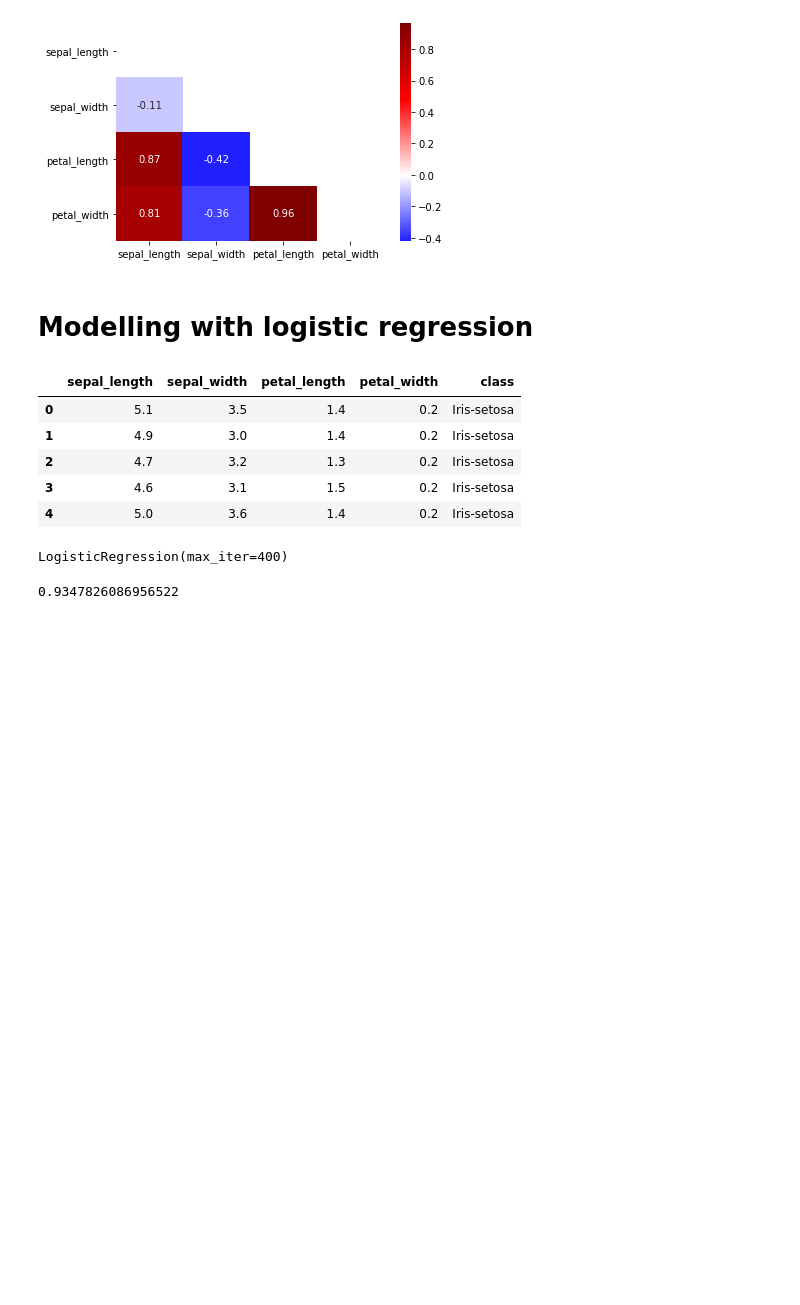
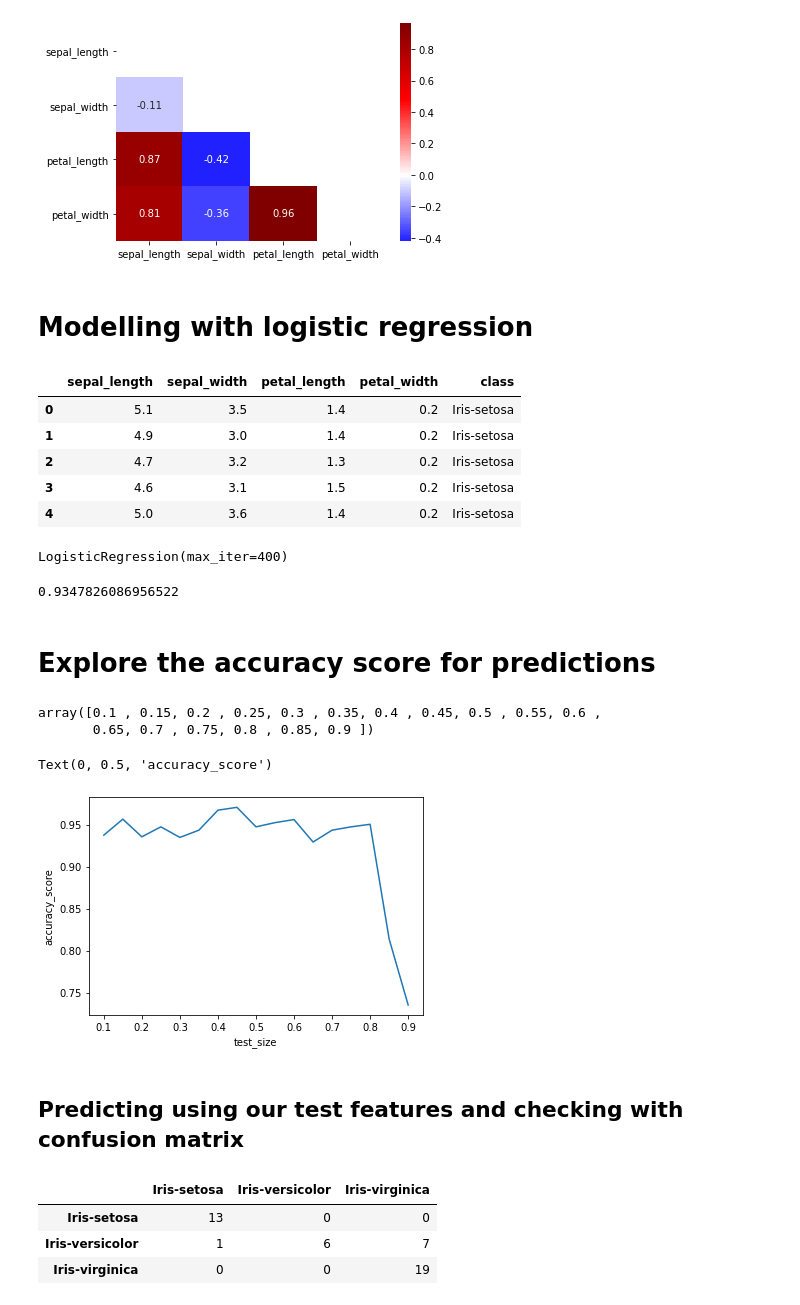
Before and after one commit to vonate5/class_LABS, a Jupyter notebook: Semana 4/09112021/Iris.ipynb, the cells around one changed output. Drawn from its saved outputs; the diff is of its cells as text; code cells hidden in the pictures; blank space fills up the shorter version.

```diff
--- a/Semana 4/09112021/Iris.ipynb
+++ b/Semana 4/09112021/Iris.ipynb
@@ -248,7 +248,8 @@ X = df.drop('class', axis=1)
 # %%
 y = df['class']
 # %%
-X_train, X_test, y_train, y_test = train_test_split(X, y, test_size = 0.3, random_state=30)
+X_train, X_test, y_train, y_test = train_test_split(X, y,
+                                                    test_size=0.3, random_state=30)
 # %%
 lr.fit(X_train, y_train)
 # %% [output]
@@ -258,3 +259,33 @@ y_pred = lr.predict(X_test)
 accuracy_score(y_test, y_pred)
 # %% [output]
 0.9347826086956522
+# %% [markdown]
+# Explore the accuracy score for predictions
+# %%
+def get_score(test_size, df):
+    X = df.drop('class', axis=1)
+    y= df['class']
+    X_train, X_test, y_train, y_test = train_test_split(X, y,
+                                                       test_size = test_size,
+                                                       random_state=30)
+    lr.fit(X_train, y_train)
+    y_pred = lr.predict(X_test)
+    return accuracy_score(y_test, y_pred)
+# %%
+np.linspace(0.1, 0.9, num=17)
+# %% [output]
+array([0.1 , 0.15, 0.2 , 0.25, 0.3 , 0.35, 0.4 , 0.45, 0.5 , 0.55, 0.6 ,
+       0.65, 0.7 , 0.75, 0.8 , 0.85, 0.9 ])
+# %%
+test_sizes = np.linspace(0.1, 0.9, num=17)
+# %%
+acc_scores = [get_score(test_size, df) for test_size in test_sizes]
+# %%
+plt.plot(test_sizes, acc_scores)
+plt.xlabel('test_size')
+plt.ylabel('accuracy_score')
+# %% [output]
+Text(0, 0.5, 'accuracy_score')
+[figure, added]
+# %% [markdown]
+## Predicting using our test features and checking with confusion matrix
@@ -260,0 +303,7 @@ accuracy_score(y_test, y_pred)
+# %%
+df_cm
+# %% [output]
+|  | Iris-setosa | Iris-versicolor | Iris-virginica |
+| Iris-setosa | 13 | 0 | 0 |
+| Iris-versicolor | 1 | 6 | 7 |
+| Iris-virginica | 0 | 0 | 19 |
```
Also changed, not shown: parts of 11 cells of this notebook, 7 other files.
